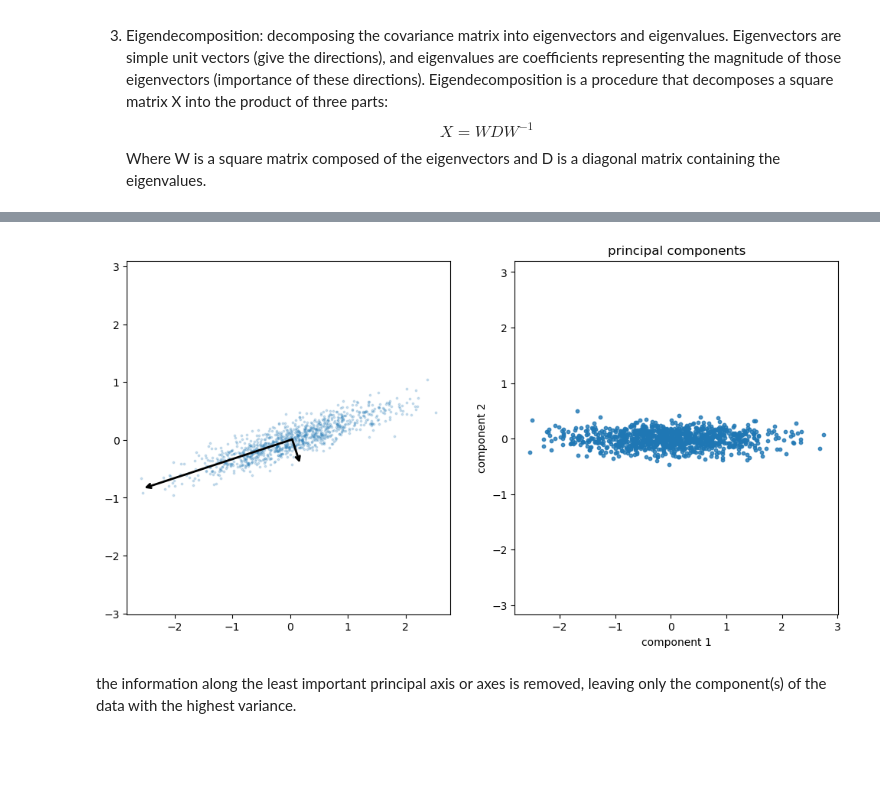
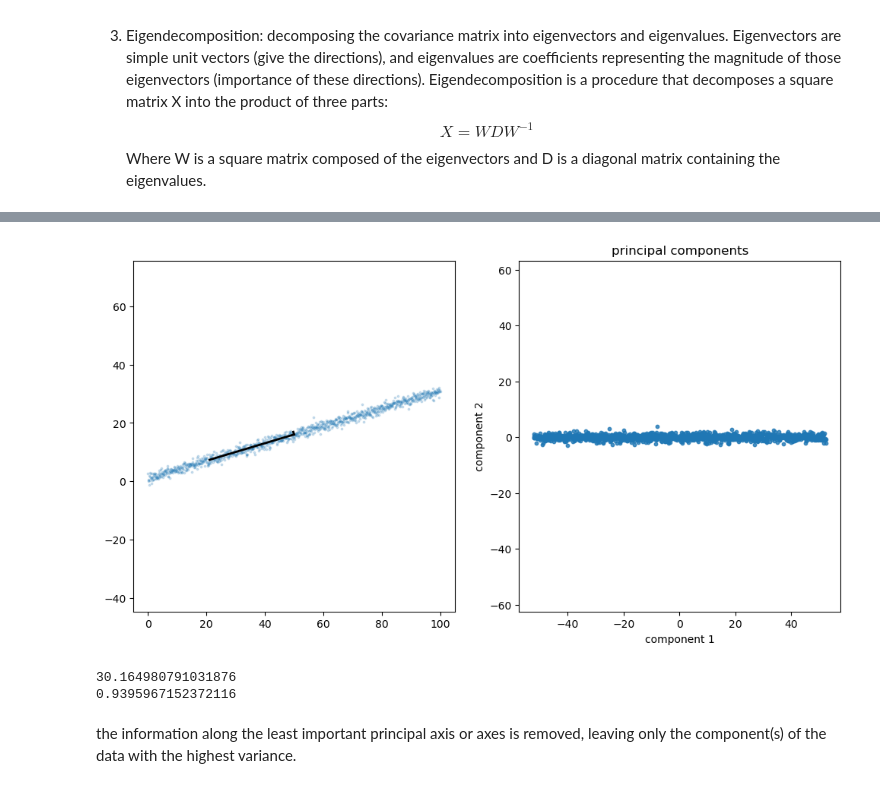
Before and after one commit to deivMM/IA, a Jupyter notebook: scripts/PCA.ipynb, the cells around one changed output, grey strips where cells are left out. Cells and saved outputs as stored; diff of their text form; code cells hidden in the pictures; blank space fills up the shorter version.

```diff
--- a/scripts/PCA.ipynb
+++ b/scripts/PCA.ipynb
@@ -18,8 +26,13 @@ import pandas as pd
 import matplotlib.pyplot as plt
 import seaborn as sns
 # %%
-rng = np.random.RandomState(1)
-X = np.dot(rng.rand(2, 2), rng.randn(2, 1000)).T
+np.random.seed(1)
+
+data_size= 1000
+x = np.linspace(0, 100, data_size)
+y = .3 * x + 1 + np.random.normal(0, 1, data_size)
+X = np.column_stack((x, y))
+
 f, ax = plt.subplots()
 ax.scatter(X[:, 0], X[:, 1], s = 3)
 ax.axis('equal')
@@ -39,19 +67,26 @@ print(pca.explained_variance_)
 # %%
+aumento_vis_direccion = 1
 X_pca = pca.transform(X)
-arrowprops=dict(arrowstyle='->',linewidth=2,shrinkA=0, shrinkB=0)
 
 f, (ax1, ax2) = plt.subplots(1,2, figsize=(12, 6))
 ax1.scatter(X[:, 0], X[:, 1], s = 3, alpha=.2)
 for length, vector in zip(pca.explained_variance_, pca.components_):
-    v = vector * 3 * np.sqrt(length)
-    ax1.annotate('', pca.mean_ + v, pca.mean_, arrowprops=arrowprops)
+    v = vector  * aumento_vis_direccion * np.sqrt(length)
+    fin_direccion = pca.mean_ + v
+    ax1.plot([pca.mean_[0], fin_direccion[0]], [pca.mean_[1], fin_direccion[1]], color='k', lw=2)
+
 ax2.scatter(X_pca[:, 0], X_pca[:, 1],s = 10, alpha=0.8)
 ax1.axis('equal')
 ax2.axis('equal')
 ax2.set(xlabel='component 1', ylabel='component 2',title='principal components')
 plt.show()
+
+print(X_pca[:, 0].std())
+print(X_pca[:, 1].std())
 # %% [output]
-[figure, old version]
+[figure, new version]
+30.164980791031876
+0.9395967152372116
 # %% [markdown]
 the information along the least important principal axis or axes is removed, leaving only the component(s) of the data with the highest variance.
 # %%
```
Also changed, not shown: parts of 8 cells of this notebook.
